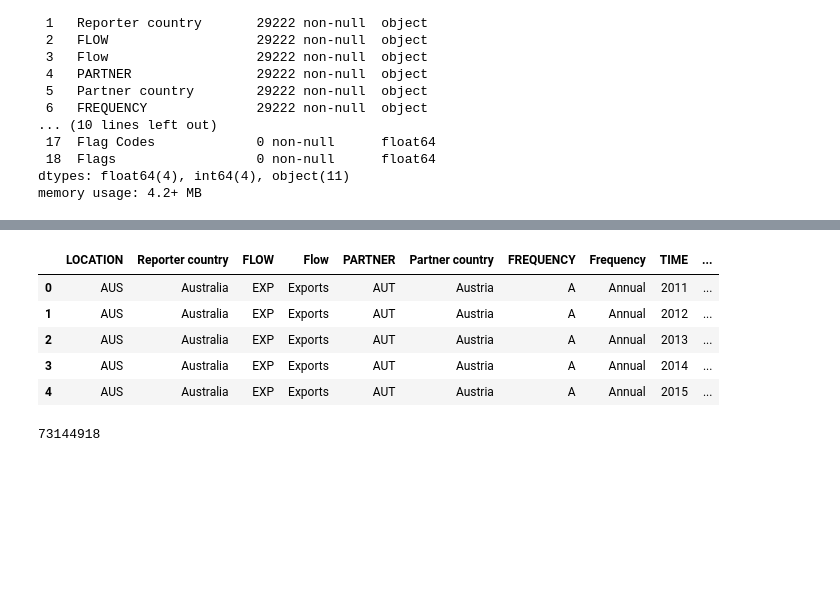
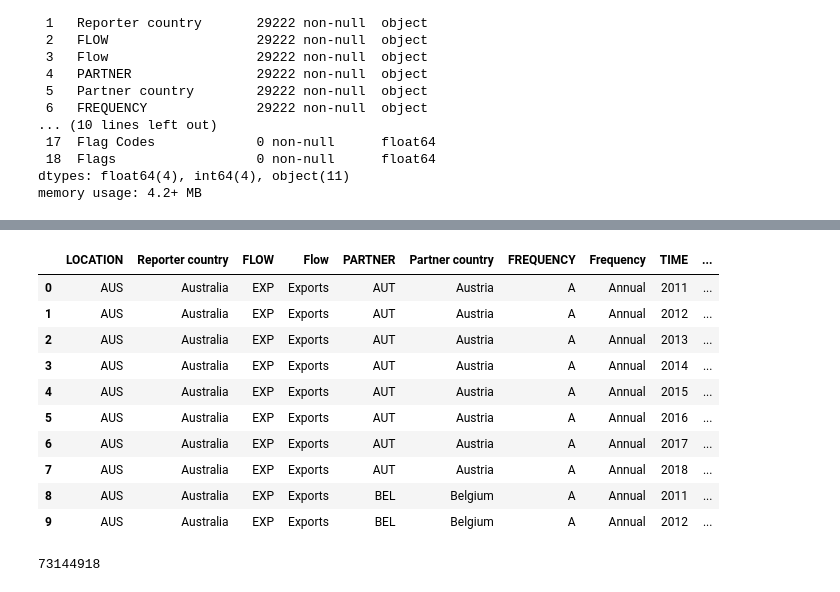
Before and after one commit to sni13/rsm312-businessAnalytics, a Jupyter notebook: Assignment 3/A3 Code.ipynb, the cells around one changed output, grey strips where cells are left out. Drawn from its saved outputs; the diff is of its cells as text; code cells hidden in the pictures; blank space fills up the shorter version.

```diff
--- a/Assignment 3/A3 Code.ipynb
+++ b/Assignment 3/A3 Code.ipynb
@@ -60,12 +60,17 @@ OECD_GDP.head()
 # %%
-OECD_Trade.head()
+OECD_Trade.head(10)
 # %% [output]
 |  | LOCATION | Reporter country | FLOW | Flow | PARTNER | Partner country | FREQUENCY | Frequency | TIME | ... |
 | 0 | AUS | Australia | EXP | Exports | AUT | Austria | A | Annual | 2011 | ... |
 | 1 | AUS | Australia | EXP | Exports | AUT | Austria | A | Annual | 2012 | ... |
 | 2 | AUS | Australia | EXP | Exports | AUT | Austria | A | Annual | 2013 | ... |
 | 3 | AUS | Australia | EXP | Exports | AUT | Austria | A | Annual | 2014 | ... |
 | 4 | AUS | Australia | EXP | Exports | AUT | Austria | A | Annual | 2015 | ... |
+| 5 | AUS | Australia | EXP | Exports | AUT | Austria | A | Annual | 2016 | ... |
+| 6 | AUS | Australia | EXP | Exports | AUT | Austria | A | Annual | 2017 | ... |
+| 7 | AUS | Australia | EXP | Exports | AUT | Austria | A | Annual | 2018 | ... |
+| 8 | AUS | Australia | EXP | Exports | BEL | Belgium | A | Annual | 2011 | ... |
+| 9 | AUS | Australia | EXP | Exports | BEL | Belgium | A | Annual | 2012 | ... |
 # %%
 OECD_Trade["Value"][0]
 # %% [output]
```
Also changed, not shown: parts of 23 cells of this notebook, 1 other file.
